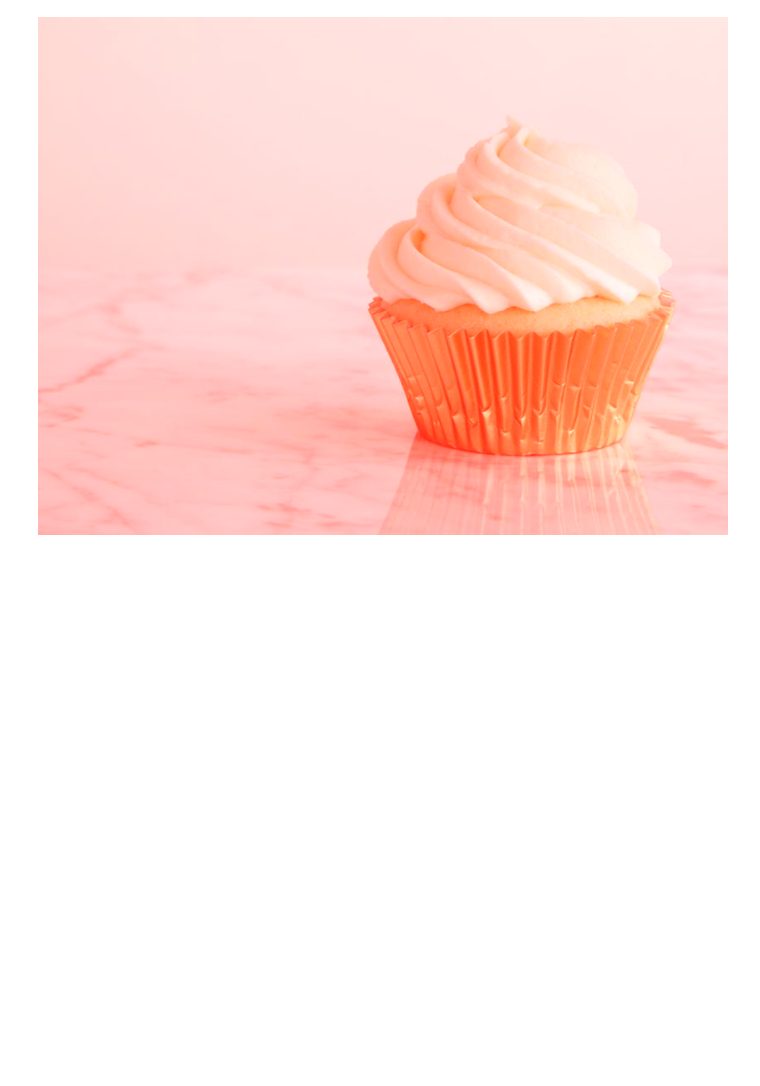
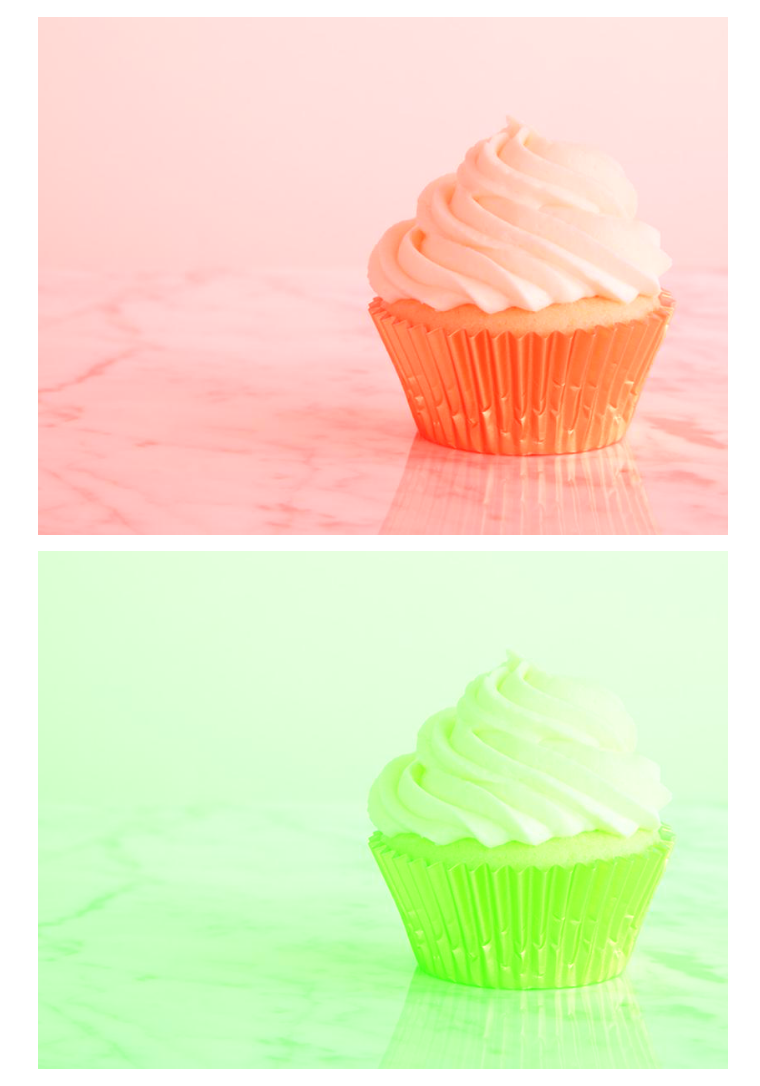
Before and after one commit to sohailk2/CS-Sail-Python-Image-Filtering, a Jupyter notebook: CS SAIL - Python Image Filtering.ipynb, the cells around one changed output. Saved outputs shown, nothing was run; the diff lists cells and outputs as text; code cells hidden in the pictures; blank space fills up the shorter version.

```diff
--- a/CS SAIL - Python Image Filtering.ipynb
+++ b/CS SAIL - Python Image Filtering.ipynb
@@ -66,9 +66,9 @@ for i in range(len(bitmapOfCupcake)):
 ### intialize a new bitmap
 redFilterBitmap = np.array(cupcakeImage)
 
-for i in range(len(bitmapOfCupcake)):
-    for j in range(len(bitmapOfCupcake[i])):
-        pixel = bitmapOfCupcake[i][j]
+for i in range(len(redFilterBitmap)):
+    for j in range(len(redFilterBitmap[i])):
+        pixel = redFilterBitmap[i][j]
 
         #editing the red value of the pixel, first element because (r,g,b)
         pixel[0] = 255;
@@ -79,3 +79,18 @@ result = Image.fromarray(bitmapOfCupcake)
 display(result)
 # %% [output]
 [figure]
+# %%
+### intialize a new bitmap
+greenFilterBitmap = np.array(cupcakeImage)
+
+for i in range(len(greenFilterBitmap)):
+    for j in range(len(greenFilterBitmap[i])):
+        pixel = greenFilterBitmap[i][j]
+
+        #editing the green value of the pixel, first element because (r,g,b)
+        pixel[1] = 255;
+
+result = Image.fromarray(greenFilterBitmap)
+display(result)
+# %% [output]
+[figure, added]
```
Also changed, not shown: parts of 9 cells of this notebook.
